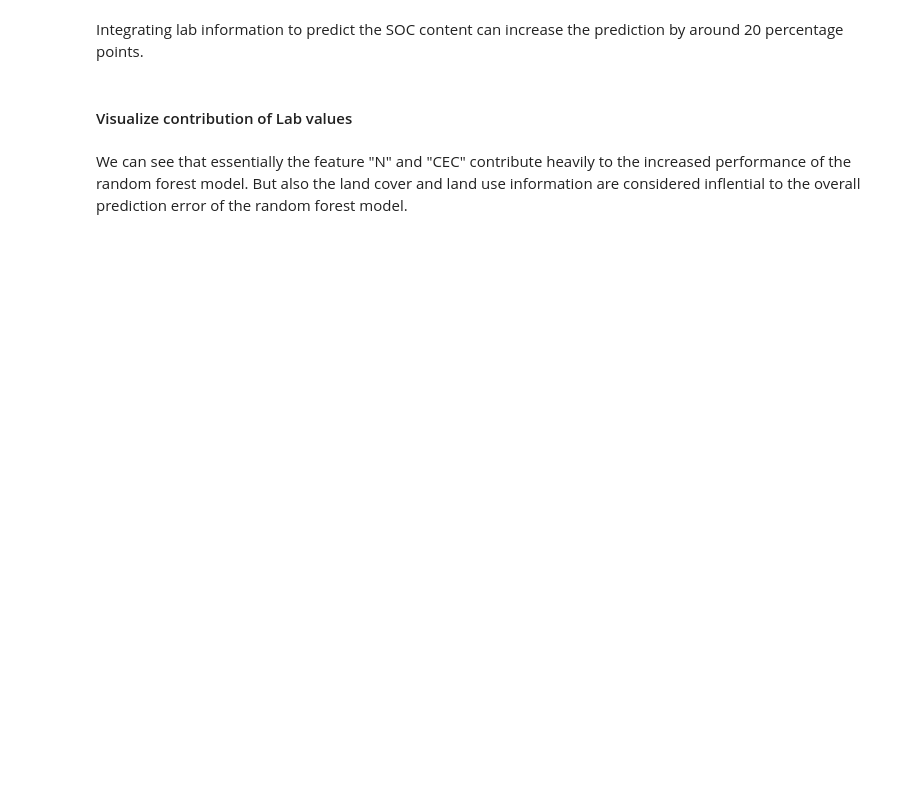
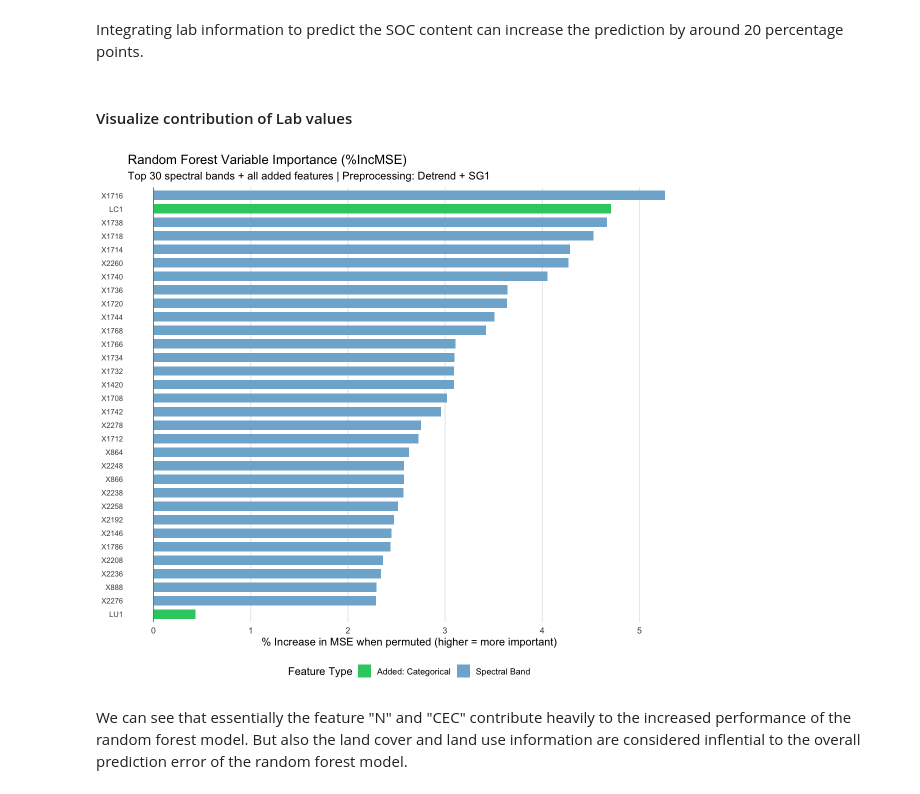
Before and after one commit to lcaspari/italy_soc, a Jupyter notebook: SOC_italy.ipynb, the cells around one changed output. Cells and saved outputs as stored; diff of their text form; code cells hidden in the pictures; blank space fills up the shorter version.

```diff
--- a/SOC_italy.ipynb
+++ b/SOC_italy.ipynb
@@ -1419,13 +1399,13 @@ wl_new <- res$w
 N_raw   <- lab$N
 CEC_raw <- lab$CEC
 
-N_mean   <- mean(N_raw[train],   na.rm = TRUE)
-N_sd     <- sd(N_raw[train],     na.rm = TRUE)
-CEC_mean <- mean(CEC_raw[train], na.rm = TRUE)
-CEC_sd   <- sd(CEC_raw[train],   na.rm = TRUE)
+#N_mean   <- mean(N_raw[train],   na.rm = TRUE)
+#N_sd     <- sd(N_raw[train],     na.rm = TRUE)
+#CEC_mean <- mean(CEC_raw[train], na.rm = TRUE)
+#CEC_sd   <- sd(CEC_raw[train],   na.rm = TRUE)
 
-N_scaled   <- (N_raw   - N_mean)   / N_sd
-CEC_scaled <- (CEC_raw - CEC_mean) / CEC_sd
+#N_scaled   <- (N_raw   - N_mean)   / N_sd
+#CEC_scaled <- (CEC_raw - CEC_mean) / CEC_sd
 
 # --- 3. LC1 and LU1 as factors ---
 LC1_factor <- as.factor(lab$LC1)
@@ -1434,8 +1414,6 @@ LU1_factor <- as.factor(lab$LU1)
 # --- 4. Merge all features ---
 Xmat <- cbind(
   as.data.frame(Xspec),
-  N   = N_scaled,
-  CEC = CEC_scaled,
   LC1 = LC1_factor,
   LU1 = LU1_factor
 )
@@ -1453,7 +1431,7 @@ cat("Train:", nrow(Xtrain), "| Test:", nrow(Xtest),
 set.seed(123)
 rf_mod <- randomForest(x          = Xtrain,
                        y          = Ytrain,
-                       ntree      = 500,
+                       ntree      = 100,
                        importance = TRUE)
 
 # --- 7. OOB performance ---
@@ -1469,7 +1447,7 @@ RPD_test   <- sd(Ytest) / RMSE_test
 
 # --- 9. Store result in same format as rf_results_combos ---
 result_rf_features <- data.frame(
-  preprocessing = "Detrend + SG1 + N + CEC + LC1 + LU1",
+  preprocessing = "Detrend + SG1 + LC1 + LU1",
   RMSE_OOB  = round(RMSE_oob,  3),
   R2_OOB    = round(R2_oob,    3),
   RMSE_test = round(RMSE_test, 3),
@@ -1496,8 +1478,6 @@ imp_df <- data.frame(
 
 # --- 2. Label feature groups ---
 imp_df$group <- dplyr::case_when(
-  imp_df$feature == "N"   ~ "Added: Numerical",
-  imp_df$feature == "CEC" ~ "Added: Numerical",
   imp_df$feature == "LC1" ~ "Added: Categorical",
   imp_df$feature == "LU1" ~ "Added: Categorical",
   TRUE                     ~ "Spectral Band"
@@ -1514,33 +1494,34 @@ added_features <- imp_df %>%
 imp_plot <- rbind(top_spectral, added_features)
 imp_plot <- imp_plot[order(imp_plot$IncMSE), ]
 imp_plot$feature <- factor(imp_plot$feature, levels = imp_plot$feature)
 
 # --- 4. Plot ---
 options(repr.plot.width = 10, repr.plot.height = 9)
 
 ggplot(imp_plot, aes(x = IncMSE, y = feature, fill = group)) +
   geom_col(width = 0.7) +
   geom_vline(xintercept = 0, color = "grey40", linewidth = 0.4) +
   scale_fill_manual(
     name   = "Feature Type",
     values = c(
       "Spectral Band"      = "#7fb3d3",
-      "Added: Numerical"   = "#e74c3c",
       "Added: Categorical" = "#2ecc71"
     )
   ) +
   theme_minimal(base_size = 13) +
   theme(
     legend.position    = "bottom",
     panel.grid.major.y = element_blank(),
     panel.grid.minor   = element_blank(),
     axis.text.y        = element_text(size = 9)
   ) +
   labs(
     title    = "Random Forest Variable Importance (%IncMSE)",
     subtitle = "Top 30 spectral bands + all added features | Preprocessing: Detrend + SG1",
     x        = "% Increase in MSE when permuted (higher = more important)",
     y        = NULL
   )
+# %% [output]
+[figure, added]
 # %% [markdown]
 We can see that essentially the feature "N" and "CEC" contribute heavily to the increased performance of the random forest model. But also the land cover and land use information are considered inflential to the overall prediction error of the random forest model.
```
Also changed, not shown: parts of 3 cells of this notebook.
